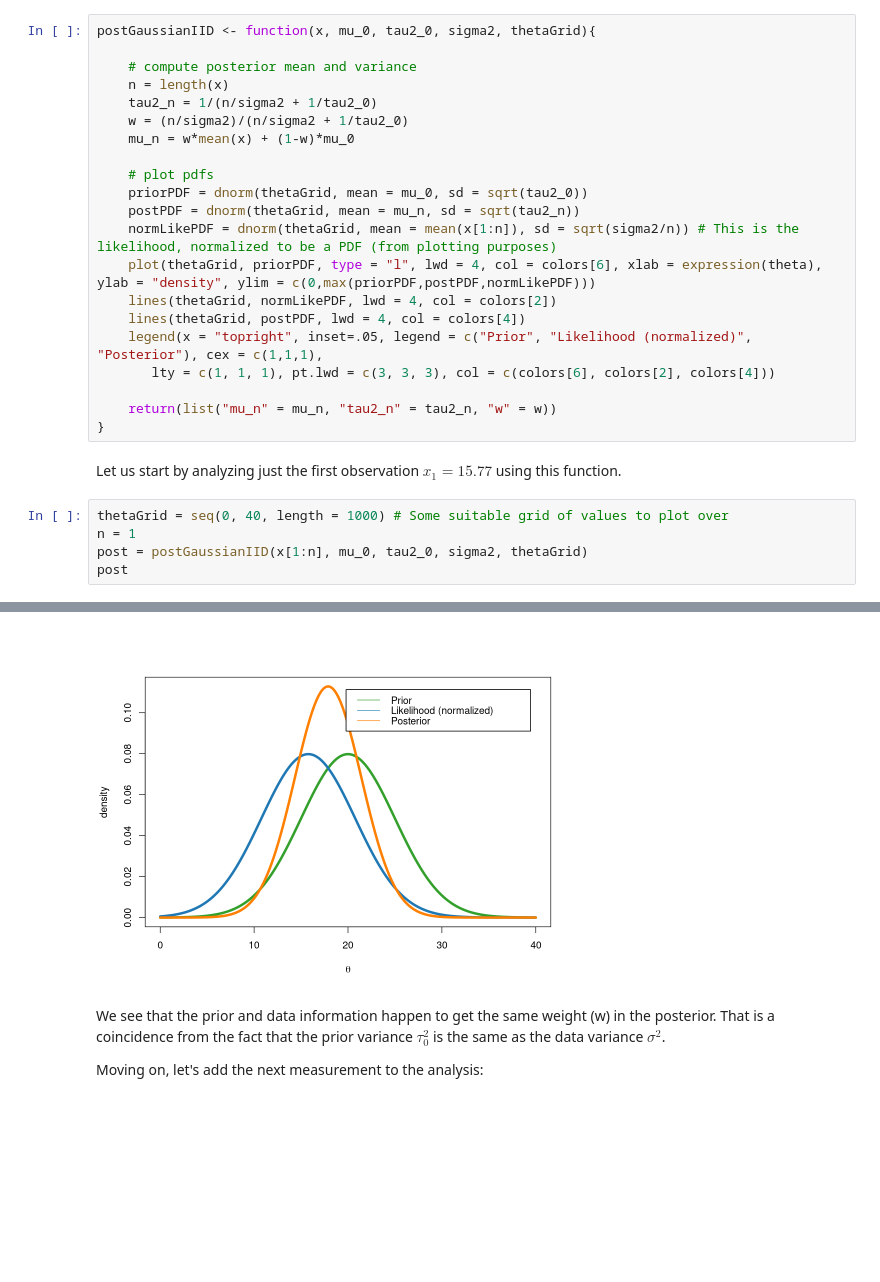
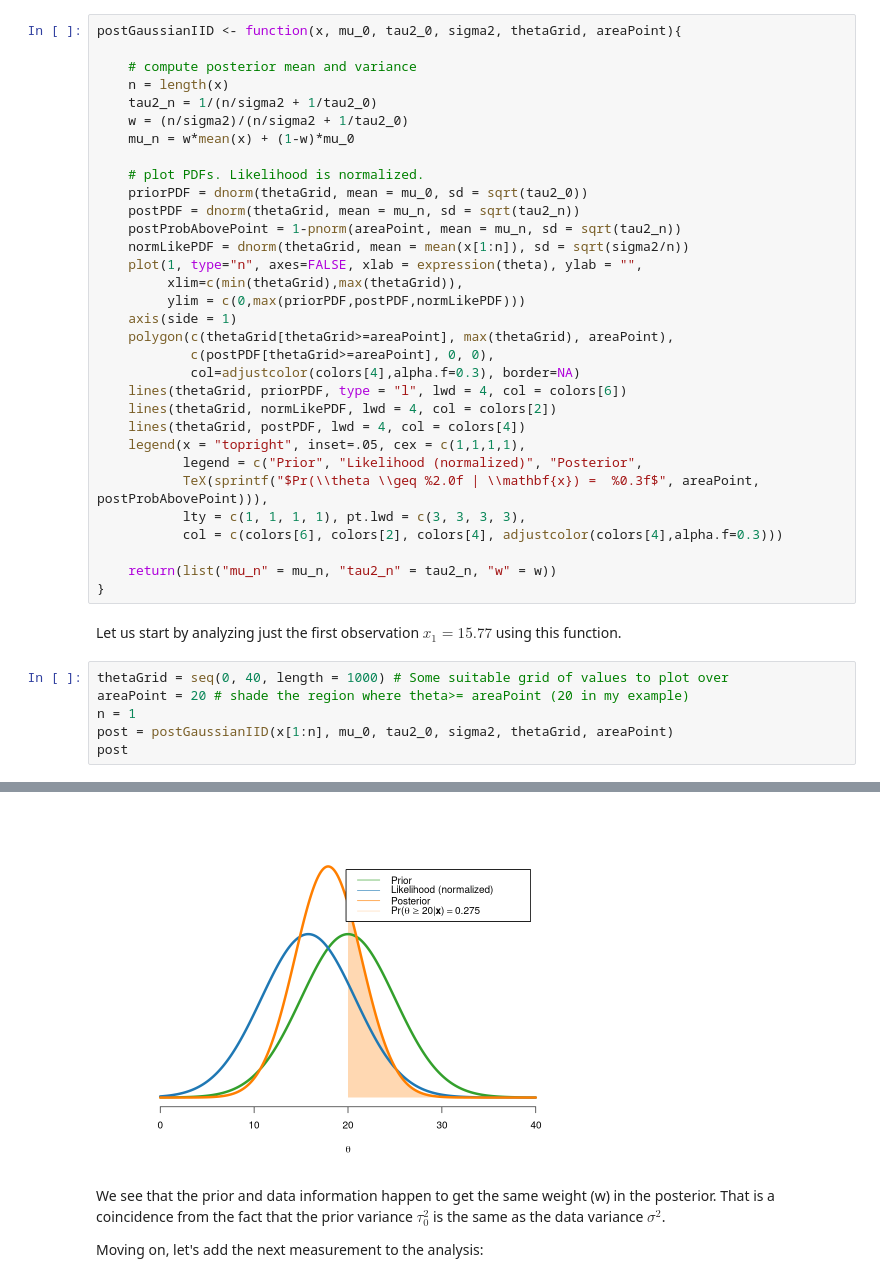
Before and after one commit to mattiasvillani/BayesianLearningBook, a Jupyter notebook: notebooks/DownloadSpeedNormal/DownloadSpeedNormalR.ipynb, the cells around one changed output, grey strips where cells are left out. Saved outputs shown, nothing was run; the diff lists cells and outputs as text; blank space fills up the shorter version.

```diff
--- a/notebooks/DownloadSpeedNormal/DownloadSpeedNormalR.ipynb
+++ b/notebooks/DownloadSpeedNormal/DownloadSpeedNormalR.ipynb
@@ -46,7 +59,7 @@ $$ w = \frac{n/\sigma^2}{n/\sigma^2 + 1/\tau_0^2}$$
 # %% [markdown]
 Let's write a small function that computes the posterior mean and variance, and plots the prior, likelihood and posterior.
 # %%
-postGaussianIID <- function(x, mu_0, tau2_0, sigma2, thetaGrid){
+postGaussianIID <- function(x, mu_0, tau2_0, sigma2, thetaGrid, areaPoint){
 
     # compute posterior mean and variance
     n = length(x)
@@ -54,15 +67,26 @@ postGaussianIID <- function(x, mu_0, tau2_0, sigma2, thetaGrid){
     w = (n/sigma2)/(n/sigma2 + 1/tau2_0)
     mu_n = w*mean(x) + (1-w)*mu_0
 
-    # plot pdfs
+    # plot PDFs. Likelihood is normalized.
     priorPDF = dnorm(thetaGrid, mean = mu_0, sd = sqrt(tau2_0))
     postPDF = dnorm(thetaGrid, mean = mu_n, sd = sqrt(tau2_n))
-    normLikePDF = dnorm(thetaGrid, mean = mean(x[1:n]), sd = sqrt(sigma2/n)) # This is the likelihood, normalized to be a PDF (from plotting purposes)
-    plot(thetaGrid, priorPDF, type = "l", lwd = 4, col = colors[6], xlab = expression(theta), ylab = "density", ylim = c(0,max(priorPDF,postPDF,normLikePDF)))
+    postProbAbovePoint = 1-pnorm(areaPoint, mean = mu_n, sd = sqrt(tau2_n))
+    normLikePDF = dnorm(thetaGrid, mean = mean(x[1:n]), sd = sqrt(sigma2/n))
+    plot(1, type="n", axes=FALSE, xlab = expression(theta), ylab = "",
+         xlim=c(min(thetaGrid),max(thetaGrid)),
+         ylim = c(0,max(priorPDF,postPDF,normLikePDF)))
+    axis(side = 1)
+    polygon(c(thetaGrid[thetaGrid>=areaPoint], max(thetaGrid), areaPoint),
+            c(postPDF[thetaGrid>=areaPoint], 0, 0),
+            col=adjustcolor(colors[4],alpha.f=0.3), border=NA)
+    lines(thetaGrid, priorPDF, type = "l", lwd = 4, col = colors[6])
     lines(thetaGrid, normLikePDF, lwd = 4, col = colors[2])
     lines(thetaGrid, postPDF, lwd = 4, col = colors[4])
-    legend(x = "topright", inset=.05, legend = c("Prior", "Likelihood (normalized)", "Posterior"), cex = c(1,1,1),
-       lty = c(1, 1, 1), pt.lwd = c(3, 3, 3), col = c(colors[6], colors[2], colors[4]))
+    legend(x = "topright", inset=.05, cex = c(1,1,1,1),
+           legend = c("Prior", "Likelihood (normalized)", "Posterior",
+           TeX(sprintf("$Pr(\\theta \\geq %2.0f | \\mathbf{x}) =  %0.3f$", areaPoint, postProbAbovePoint))),
+           lty = c(1, 1, 1, 1), pt.lwd = c(3, 3, 3, 3),
+           col = c(colors[6], colors[2], colors[4], adjustcolor(colors[4],alpha.f=0.3)))
 
     return(list("mu_n" = mu_n, "tau2_n" = tau2_n, "w" = w))
 }
@@ -70,19 +94,20 @@ postGaussianIID <- function(x, mu_0, tau2_0, sigma2, thetaGrid){
 Let us start by analyzing just the first observation $x_1=15.77$ using this function.
 # %%
 thetaGrid = seq(0, 40, length = 1000) # Some suitable grid of values to plot over
+areaPoint = 20 # shade the region where theta>= areaPoint (20 in my example)
 n = 1
-post = postGaussianIID(x[1:n], mu_0, tau2_0, sigma2, thetaGrid)
+post = postGaussianIID(x[1:n], mu_0, tau2_0, sigma2, thetaGrid, areaPoint)
 post
 # %% [output]
 $mu_n
 [1] 17.885
 
 $tau2_n
 [1] 12.5
 
 $w
 [1] 0.5
-[figure, old version]
+[figure, new version]
 # %% [markdown]
 We see that the prior and data information happen to get the same weight (w) in the posterior. That is a coincidence from the fact that the prior variance $\tau_0^2$ is the same as the data variance $\sigma^2$.
 
```
Also changed, not shown: parts of 3 cells of this notebook, 1 other file.
